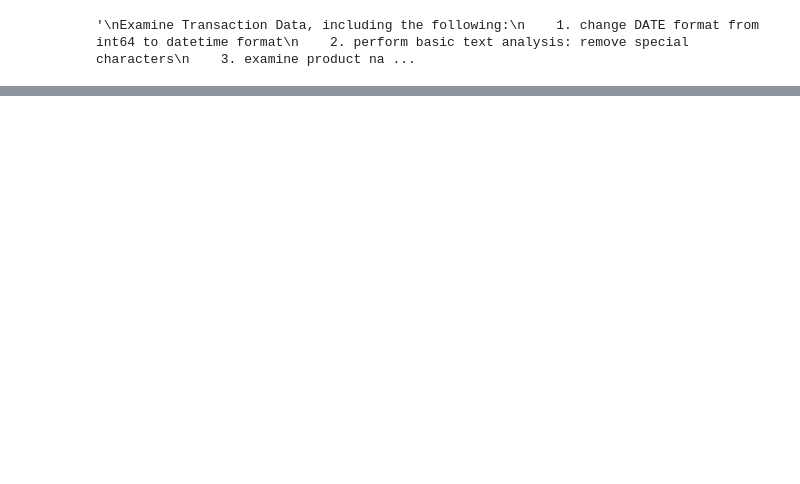
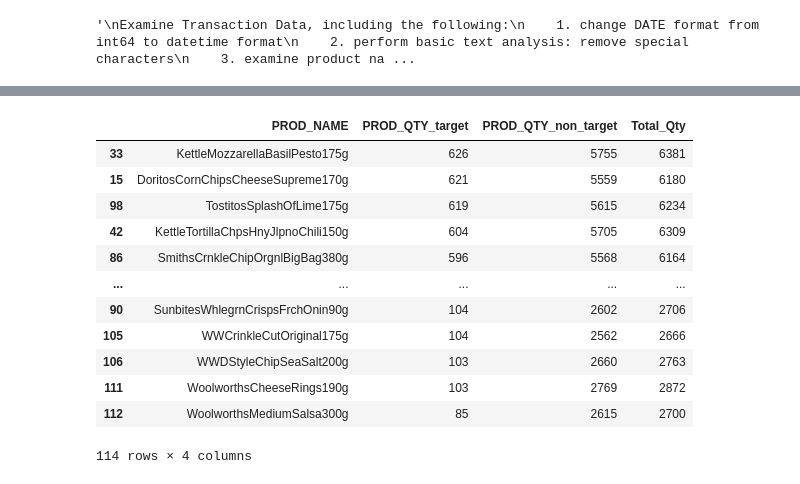
Before and after one commit to janewzhou/PortfolioProjects, a Jupyter notebook: Quantium Project/Quantium_Data_Validation&Wrangling.ipynb, the cells around one changed output, grey strips where cells are left out. Drawn from its saved outputs; the diff is of its cells as text; code cells hidden in the pictures; blank space fills up the shorter version.

```diff
--- a/Quantium Project/Quantium_Data_Validation&Wrangling.ipynb
+++ b/Quantium Project/Quantium_Data_Validation&Wrangling.ipynb
@@ -233,0 +444,16 @@ qty_df['Total_Qty'] = qty_df['PROD_QTY_target'] + qty_df['PROD_QTY_non_target']
+# %%
+qty.sort_values(by = ['PROD_QTY_target'], ascending = False)
+# %% [output]
+|  | PROD_NAME | PROD_QTY_target | PROD_QTY_non_target | Total_Qty |
+| 33 | KettleMozzarellaBasilPesto175g | 626 | 5755 | 6381 |
+| 15 | DoritosCornChipsCheeseSupreme170g | 621 | 5559 | 6180 |
+| 98 | TostitosSplashOfLime175g | 619 | 5615 | 6234 |
+| 42 | KettleTortillaChpsHnyJlpnoChili150g | 604 | 5705 | 6309 |
+| 86 | SmithsCrnkleChipOrgnlBigBag380g | 596 | 5568 | 6164 |
+| ... | ... | ... | ... | ... |
+| 90 | SunbitesWhlegrnCrispsFrchOnin90g | 104 | 2602 | 2706 |
+| 105 | WWCrinkleCutOriginal175g | 104 | 2562 | 2666 |
+| 106 | WWDStyleChipSeaSalt200g | 103 | 2660 | 2763 |
+| 111 | WoolworthsCheeseRings190g | 103 | 2769 | 2872 |
+| 112 | WoolworthsMediumSalsa300g | 85 | 2615 | 2700 |
+114 rows × 4 columns
```
Also changed, not shown: parts of 52 cells of this notebook.
